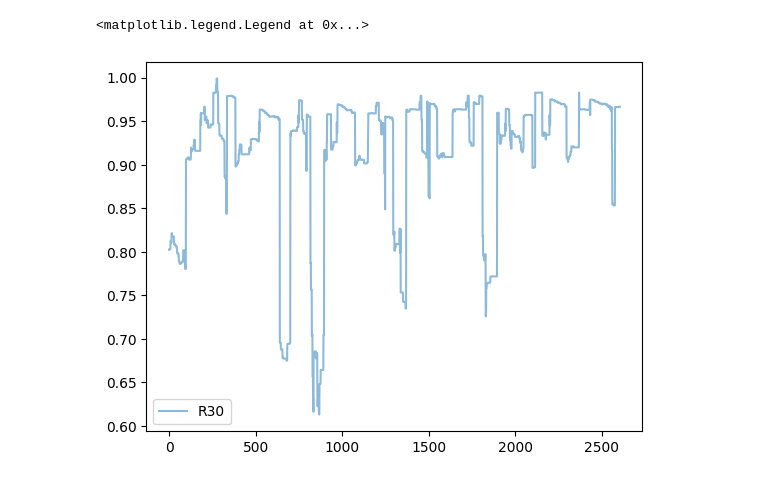
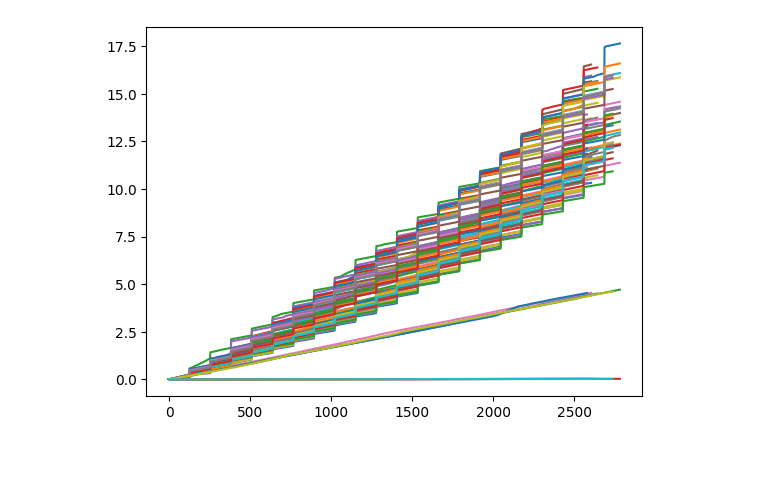
Before and after one commit to Yuriyzabegaev/FTHM-Solver, a Jupyter notebook: solver_selection_thm/spe_results_model_analysis_3.ipynb, the cells around one changed output. Drawn from its saved outputs; the diff is of its cells as text; code cells hidden in the pictures.

```diff
--- a/solver_selection_thm/spe_results_model_analysis_3.ipynb
+++ b/solver_selection_thm/spe_results_model_analysis_3.ipynb
@@ -128,10 +111,12 @@ for result in results:
     data_for_pandas['ypred'].append(result['ypred'])
     data_for_pandas['yoracle'].append(result['yoracle'])
     data_for_pandas['yfeedback'].append(result['yfeedback'])
+    data_for_pandas['tpred'].append(result['tpred'])
+    data_for_pandas['tfeedback'].append(result['tfeedback'])
     data_for_pandas['decision_id'].append(result['decision_id'])
 
 
 df = pd.DataFrame(data_for_pandas)
-df.head()
+df
 # %% [output]
 |  | incremental_learning | one_decision | seq_id | gamma | eps | batch_size | NTS | TopEPS | mean_NTS | ... |
@@ -142,0 +135,6 @@ df.head()
+# %%
+from matplotlib import pyplot as plt
+
+for row in df[(df.eps == 0) & (df.gamma == 1) & (df.incremental_learning) & ~df.one_decision].itertuples(index=False):
+    plt.plot((row.yfeedback), label=row.seq_id, alpha=0.5)
+plt.legend()
@@ -183,0 +190,10 @@ plt.tight_layout()
+# %%
+from matplotlib import pyplot as plt
+
+for row in df[(df.eps == 0.) & (df.gamma == 0.5) & (df.incremental_learning) & ~df.one_decision].itertuples(index=False):
+    # plt.plot((row.NTS), label=row.seq_id, alpha=0.5)
+
+    # plt.plot(np.cumsum(row.TopEPS) / np.size(row.TopEPS), label=row.seq_id, alpha=0.5)
+    plt.plot(np.cumsum(row.NTS) / np.size(row.NTS), label=row.seq_id, alpha=0.5)
+
+plt.legend()
@@ -183,0 +213,8 @@ plt.tight_layout()
+# %%
+from matplotlib import pyplot as plt
+
+for row in df[(df.eps == 0.5) & (df.seq_id == 'R34') & (df.incremental_learning) & ~df.one_decision].itertuples(index=False):
+    plt.plot(np.cumsum(row.TopEPS) / np.size(row.TopEPS), label=row.gamma, alpha=0.5)
+    # plt.plot(np.cumsum(row.NTS) / np.size(row.NTS), label=row.gamma, alpha=0.5)
+
+plt.legend()
@@ -184,9 +224,5 @@ plt.tight_layout()
 # %%
-from matplotlib import pyplot as plt
-
-for row in df[(df.eps == 0) & (df.gamma == 1) & (df.incremental_learning) & ~df.one_decision].itertuples(index=False):
-    plt.plot((row.NTS), label=row.seq_id, alpha=0.5)
-plt.legend()
+for row in df.itertuples(index=False):
+    plt.plot(np.cumsum(row.tfeedback + row.tpred))
 # %% [output]
-<matplotlib.legend.Legend at 0x...>
-[figure, old version]
+[figure, new version]
```
Also changed, not shown: parts of 11 cells of this notebook, 3 other files.
